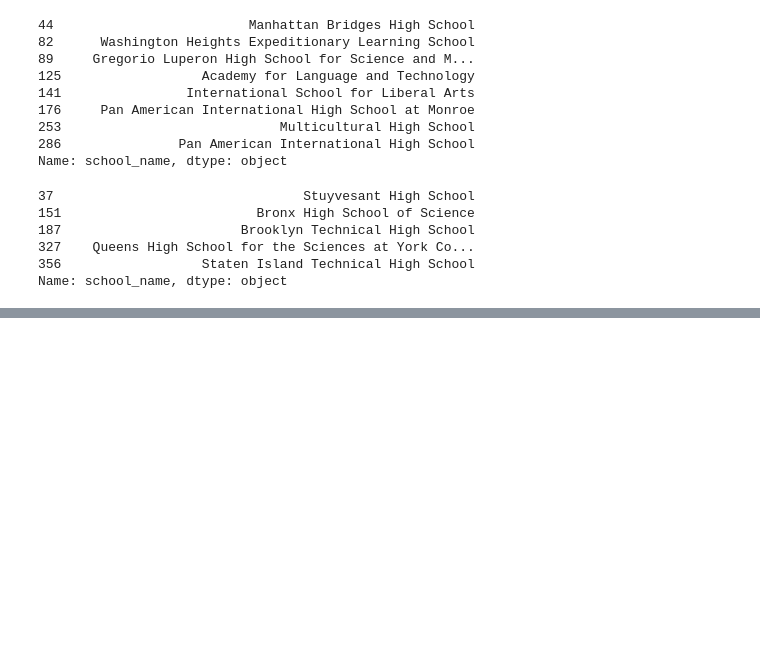
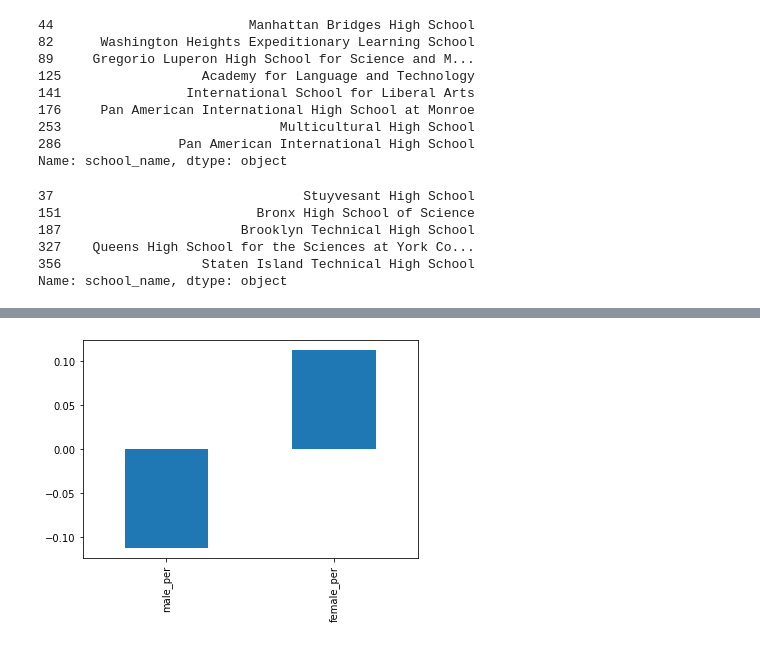
Before and after one commit to ebenebe/Data-Cleaning-Walkthrough_NYC_SAT_Scores, a Jupyter notebook: Data Cleaning Walkthrough_NYC_SAT_Scores-checkpoint.ipynb, the cells around one changed output, grey strips where cells are left out. Drawn from its saved outputs; the diff is of its cells as text; code cells hidden in the pictures; blank space fills up the shorter version.

```diff
--- a/Data Cleaning Walkthrough_NYC_SAT_Scores-checkpoint.ipynb
+++ b/Data Cleaning Walkthrough_NYC_SAT_Scores-checkpoint.ipynb
@@ -871,0 +891,8 @@ Name: school_name, dtype: object
+# %%
+#Exploring Gender and SAT Scores
+
+gender_fields = ['male_per','female_per']
+combined.corr()['sat_score'][gender_fields].plot.bar()
+plt.show()
+# %% [output]
+[figure, added]
```
Also changed, not shown: parts of 5 cells of this notebook.
